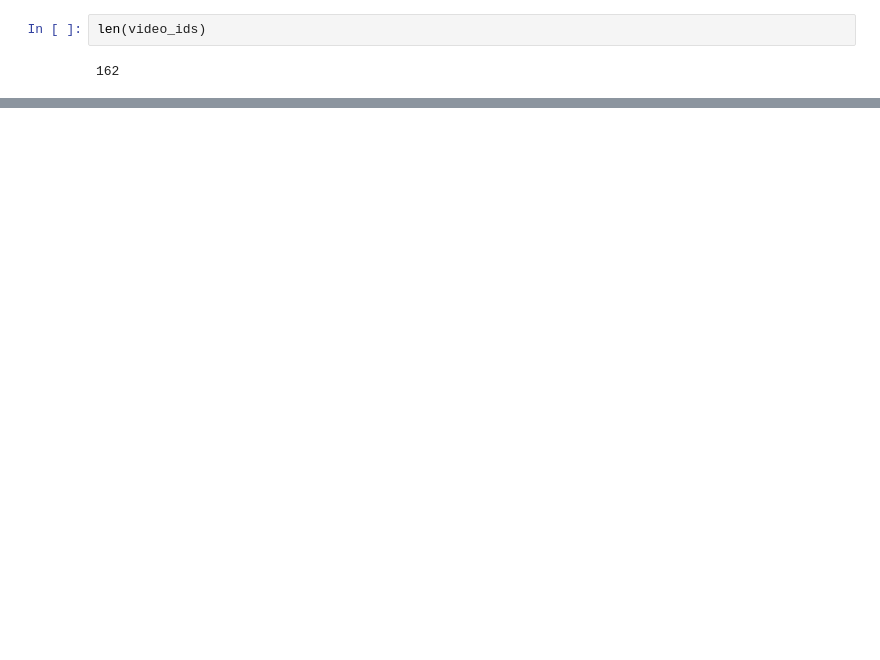
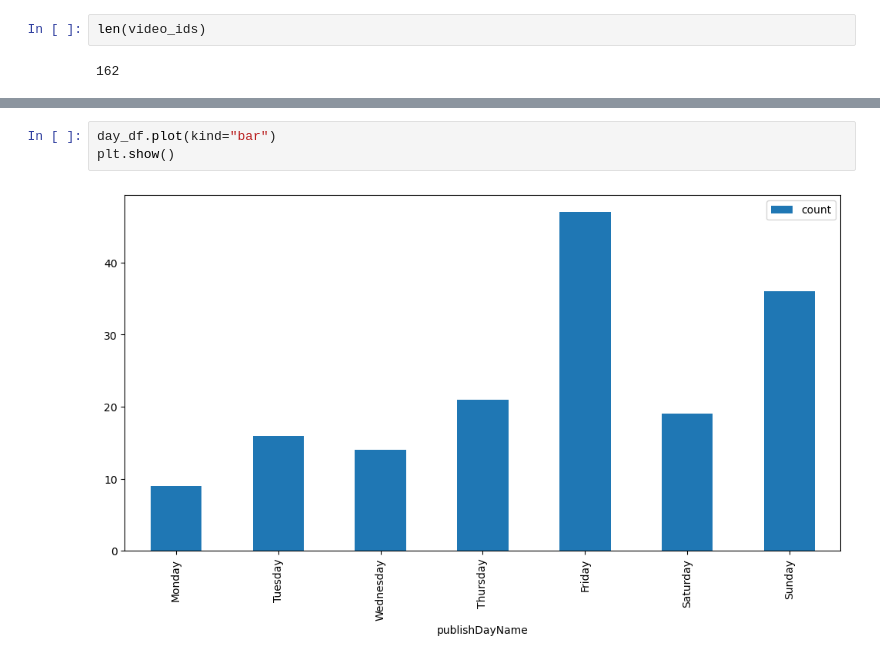
Before and after one commit to Tubaakbas/API-Project-YOUTUBE, a Jupyter notebook: analysis.ipynb, the cells around one changed output, grey strips where cells are left out. Drawn from its saved outputs; the diff is of its cells as text; blank space fills up the shorter version.

```diff
--- a/analysis.ipynb
+++ b/analysis.ipynb
@@ -35,0 +178,5 @@ len(video_ids)
+# %%
+day_df.plot(kind="bar")
+plt.show()
+# %% [output]
+[figure, added]
```
Also changed, not shown: parts of 27 cells of this notebook.
